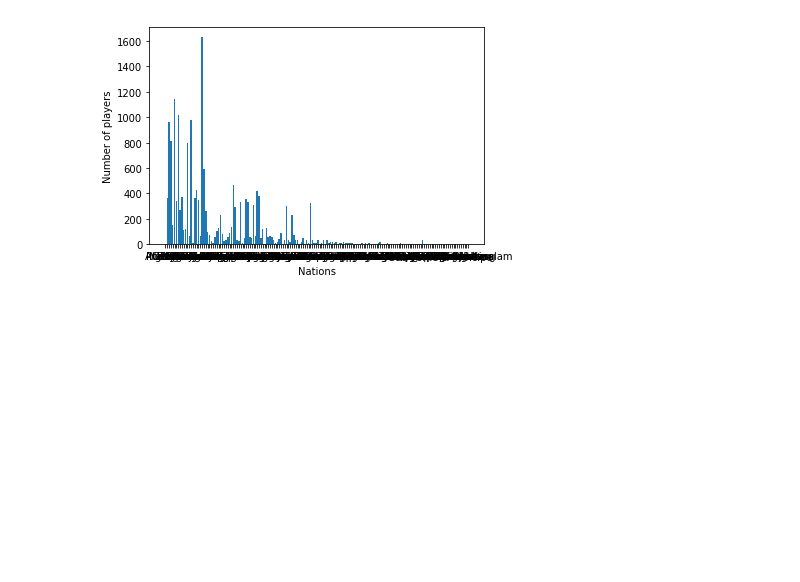
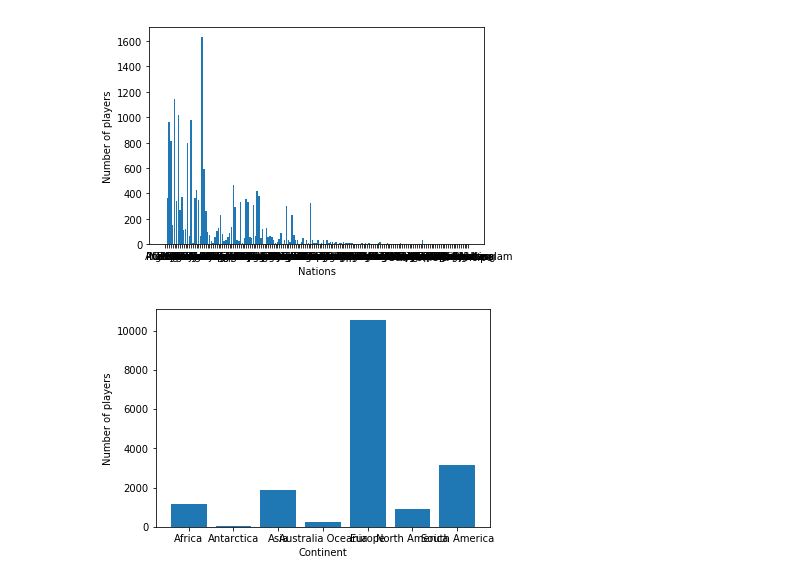
Before and after one commit to Fournierp/Fifa18, a Jupyter notebook: Fifa 18 Model.ipynb, the cells around one changed output. Saved outputs shown, nothing was run; the diff lists cells and outputs as text; code cells hidden in the pictures; blank space fills up the shorter version.

Commit message:
Nationalities

```diff
--- a/Fifa 18 Model.ipynb
+++ b/Fifa 18 Model.ipynb
@@ -108,3 +108,31 @@ plt.ylabel('Number of players')
 plt.show()
 # %% [output]
 [figure]
+# %%
+continent_list = {
+    'Africa' : ['Algeria','Angola','Benin','Botswana','Burkina','Burundi','Cameroon','Cape Verde','Central African Republic','Chad','Comoros','Congo','DR Congo','Djibouti','Egypt','Equatorial Guinea','Eritrea','Ethiopia','Gabon','Gambia','Ghana','Guinea','Guinea Bissau','Ivory Coast','Kenya','Lesotho','Liberia','Libya','Madagascar','Malawi','Mali','Mauritania','Mauritius','Morocco','Mozambique','Namibia','Niger','Nigeria','Rwanda','Sao Tome and Principe','Senegal','Seychelles','Sierra Leone','Somalia','South Africa','South Sudan','Sudan','Swaziland','Tanzania','Togo','Tunisia','Uganda','Zambia','Zimbabwe','Burkina Faso'],
+    'Antarctica' : ['Fiji','Kiribati','Marshall Islands','Micronesia','Nauru','New Zealand','Palau','Papua New Guinea','Samoa','Solomon Islands','Tonga','Tuvalu','Vanuatu'],
+    'Asia' : ['Afghanistan','Bahrain','Bangladesh','Bhutan','Brunei','Burma (Myanmar)','Cambodia','China','China PR','East Timor','India','Indonesia','Iran','Iraq','Israel','Japan','Jordan','Kazakhstan','North Korea','South Korea','Korea Republic','Korea DPR','Kuwait','Kyrgyzstan','Laos','Lebanon','Malaysia','Maldives','Mongolia','Nepal','Oman','Pakistan','Palestine','Philippines','Qatar','Russian Federation','Saudi Arabia','Singapore','Sri Lanka','Syria','Tajikistan','Thailand','Turkey','Turkmenistan','United Arab Emirates','Uzbekistan','Vietnam','Yemen','Russia'],
+    'Australia Oceania' : ['Australia','New Caledonia'],
+    'Europe' : ['Albania','Andorra','Armenia','Austria','Azerbaijan','Belarus','Belgium','Bosnia Herzegovina','Bulgaria','Croatia','Cyprus','Czech Republic','Denmark','Estonia','Finland','France','FYR Macedonia','Georgia','Germany','Greece','Hungary','Iceland','Ireland','Italy','Kosovo','Latvia','Liechtenstein','Lithuania','Luxembourg','Macedonia','Malta','Moldova','Monaco','Montenegro','Netherlands','Northern Ireland','Norway','Poland','Portugal','Romania','San Marino','Scotland','Serbia','Slovakia','Slovenia','Spain','Sweden','Switzerland','Ukraine','England','Vatican City','Republic of Ireland','Wales'],
+    'North America' : ['Antigua and Barbuda','Bahamas','Barbados','Belize','Canada','Costa Rica','Cuba','Dominica','Dominican Republic','El Salvador','Grenada','Guatemala','Haiti','Honduras','Jamaica','Mexico','Nicaragua','Panama','Saint Kitts and Nevis','Saint Lucia','Saint Vincent and the Grenadines','Trinidad and Tobago','United States'],
+    'South America' : ['Argentina','Bolivia','Brazil','Chile','Colombia','Curacao','Ecuador','Guyana','Paraguay','Peru','Suriname','Trinidad & Tobago','Uruguay','Venezuela']
+}
+
+continents = {'Africa' : 0, 'Antarctica' : 0,'Asia' : 0, 'Australia Oceania' : 0, 'Europe' : 0, 'North America' : 0, 'South America' : 0}
+def count_continent(nation):
+    for continent in continent_list:
+        if nation in continent_list[continent]:
+            continents[continent] = continents[continent] + 1
+            return continent
+    return np.NaN
+
+processed_df['Nationality'].apply(count_continent)
+
+plt.bar(range(len(continents)), list(continents.values()), align='center',)
+plt.xticks(range(len(continents)), list(continents.keys()))
+plt.xlabel('Continent')
+plt.ylabel('Number of players')
+plt.show()
+# %% [output]
+[figure, added]
```
